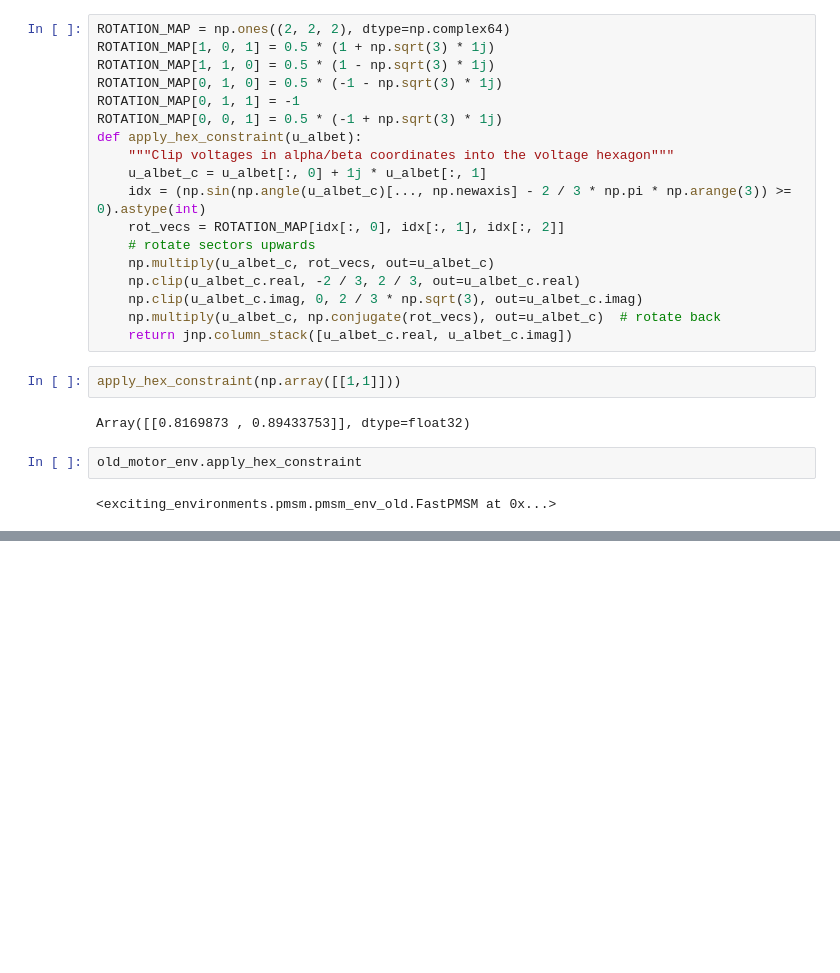
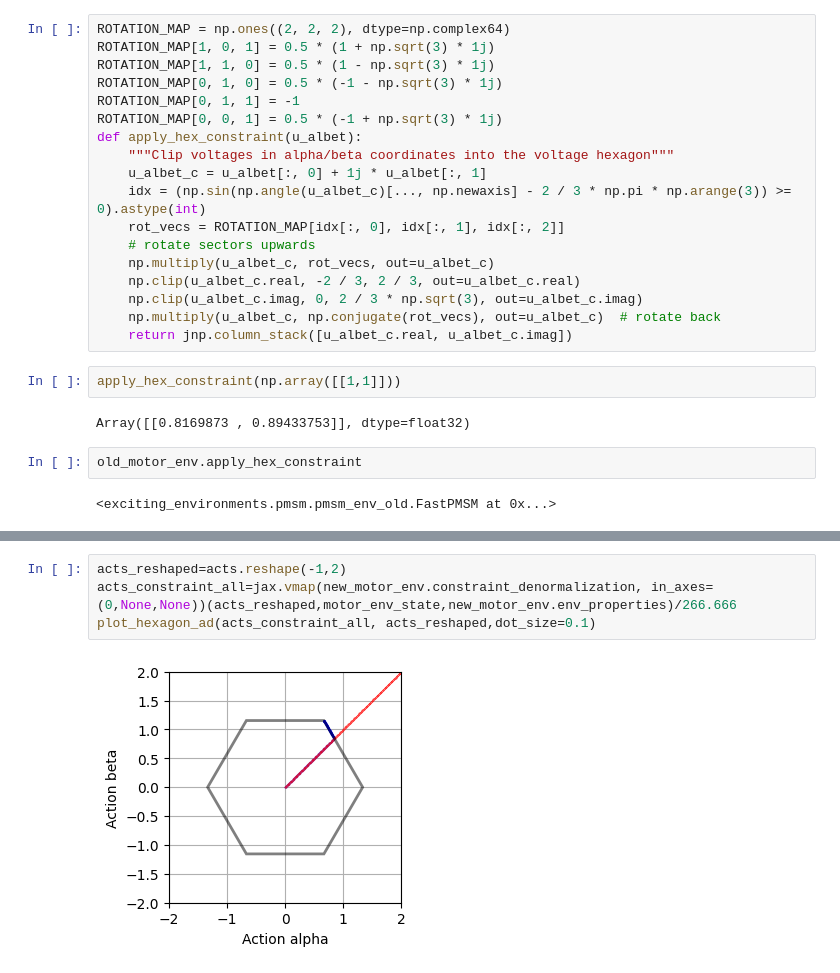
Before and after one commit to ExcitingSystems/exciting-environments, a Jupyter notebook: examples_own/5.2.pmsm_saturated.ipynb, the cells around one changed output, grey strips where cells are left out. Drawn from its saved outputs; the diff is of its cells as text; blank space fills up the shorter version.

```diff
--- a/examples_own/5.2.pmsm_saturated.ipynb
+++ b/examples_own/5.2.pmsm_saturated.ipynb
@@ -127,0 +213,6 @@ old_motor_env.apply_hex_constraint
+# %%
+acts_reshaped=acts.reshape(-1,2)
+acts_constraint_all=jax.vmap(new_motor_env.constraint_denormalization, in_axes=(0,None,None))(acts_reshaped,motor_env_state,new_motor_env.env_properties)/266.666
+plot_hexagon_ad(acts_constraint_all, acts_reshaped,dot_size=0.1)
+# %% [output]
+[figure, added]
```
Also changed, not shown: parts of 25 cells of this notebook, 17 other files.
